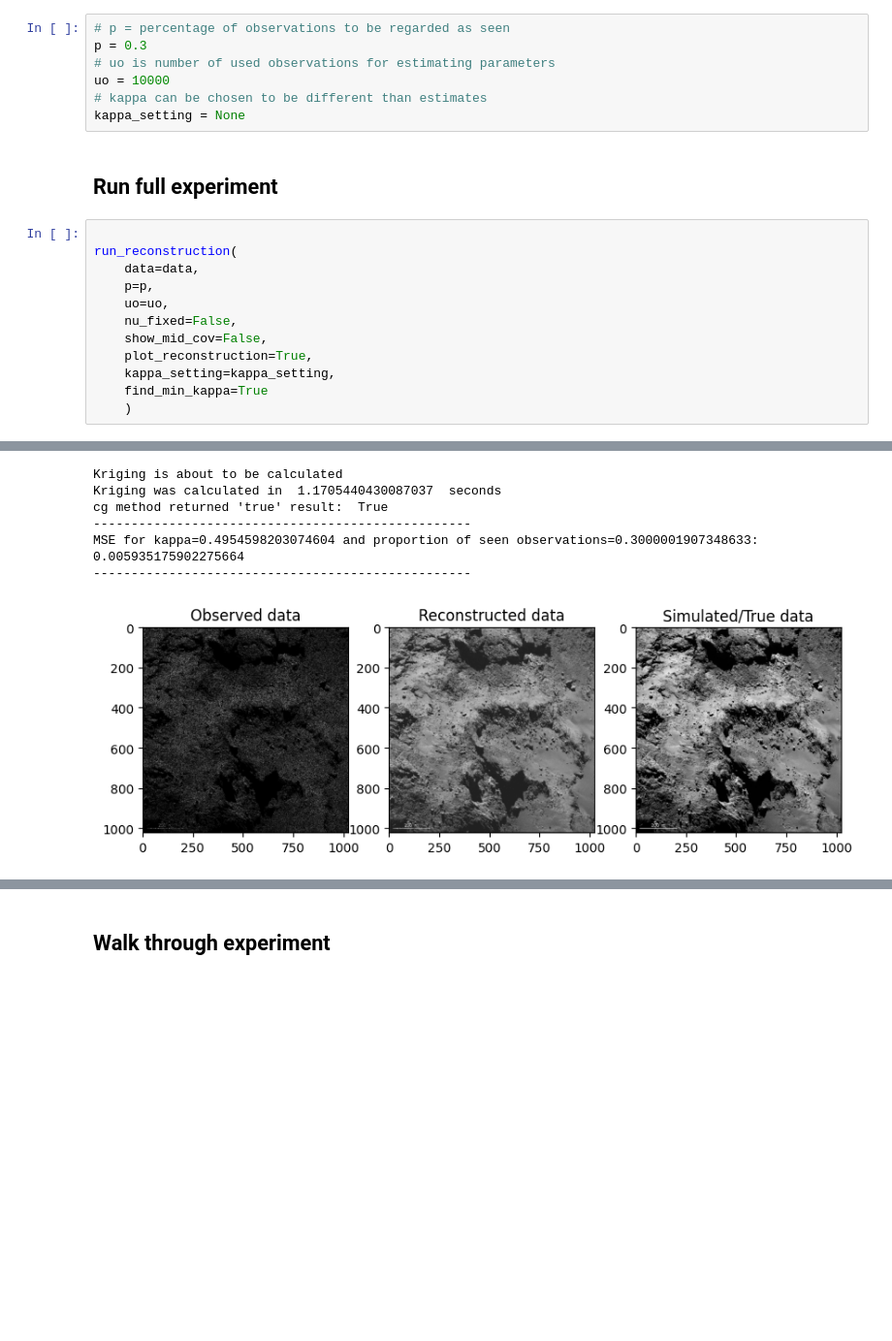
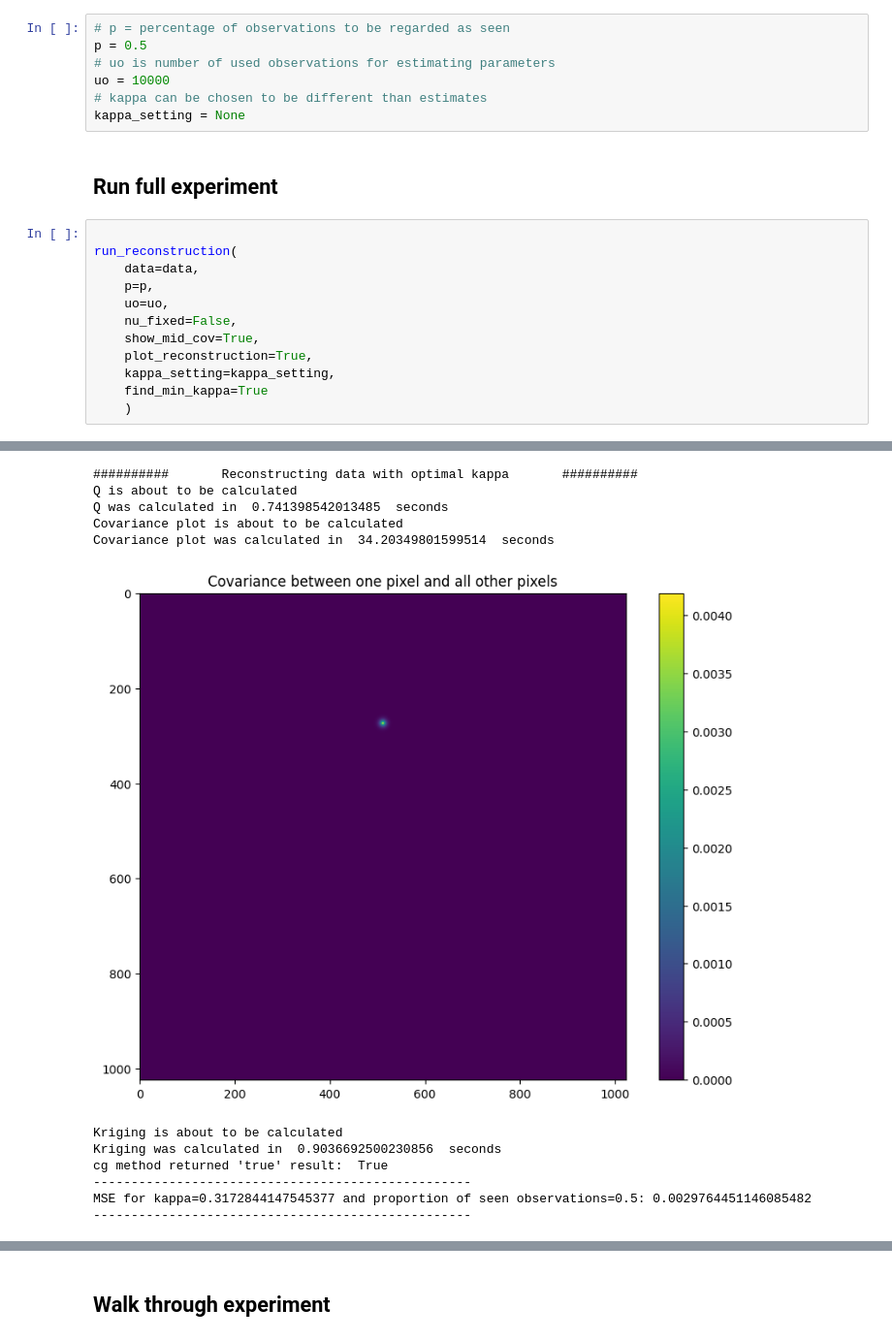
Before and after one commit to spjoliver/TMS016_DOG, a Jupyter notebook: Part 1/Part_1_titan_rosetta_GMRF.ipynb, the cells around one changed output, grey strips where cells are left out. Shown at 97% size. Saved outputs shown, nothing was run; the diff lists cells and outputs as text; blank space fills up the shorter version.

Commit message:
Small changes to plots and such

```diff
--- a/Part 1/Part_1_titan_rosetta_GMRF.ipynb
+++ b/Part 1/Part_1_titan_rosetta_GMRF.ipynb
@@ -42,7 +42,7 @@ plt.show()
 ## Experiment setup
 # %%
 # p = percentage of observations to be regarded as seen
-p = 0.3
+p = 0.5
 # uo is number of used observations for estimating parameters
 uo = 10000
 # kappa can be chosen to be different than estimates
@@ -56,7 +56,7 @@ run_reconstruction(
     p=p,
     uo=uo,
     nu_fixed=False,
-    show_mid_cov=False,
+    show_mid_cov=True,
     plot_reconstruction=True,
     kappa_setting=kappa_setting,
     find_min_kappa=True
@@ -72,7 +72,12 @@ Optimal kappa: 0.4954598203074604
-Kriging is about to be calculated
-Kriging was calculated in  1.1705440430087037  seconds
-cg method returned 'true' result:  True
---------------------------------------------------
-MSE for kappa=0.4954598203074604 and proportion of seen observations=0.3000001907348633: 0.005935175902275664
---------------------------------------------------
+##########       Reconstructing data with optimal kappa       ##########
+Q is about to be calculated
+Q was calculated in  0.741398542013485  seconds
+Covariance plot is about to be calculated
+Covariance plot was calculated in  34.20349801599514  seconds
-[figure, old version]
+[figure, new version]
+Kriging is about to be calculated
+Kriging was calculated in  0.9036692500230856  seconds
+cg method returned 'true' result:  True
+--------------------------------------------------
+MSE for kappa=0.3172844147545377 and proportion of seen observations=0.5: 0.0029764451146085482
+--------------------------------------------------
```
Also changed, not shown: parts of 1 cell of this notebook, 2 other files.
